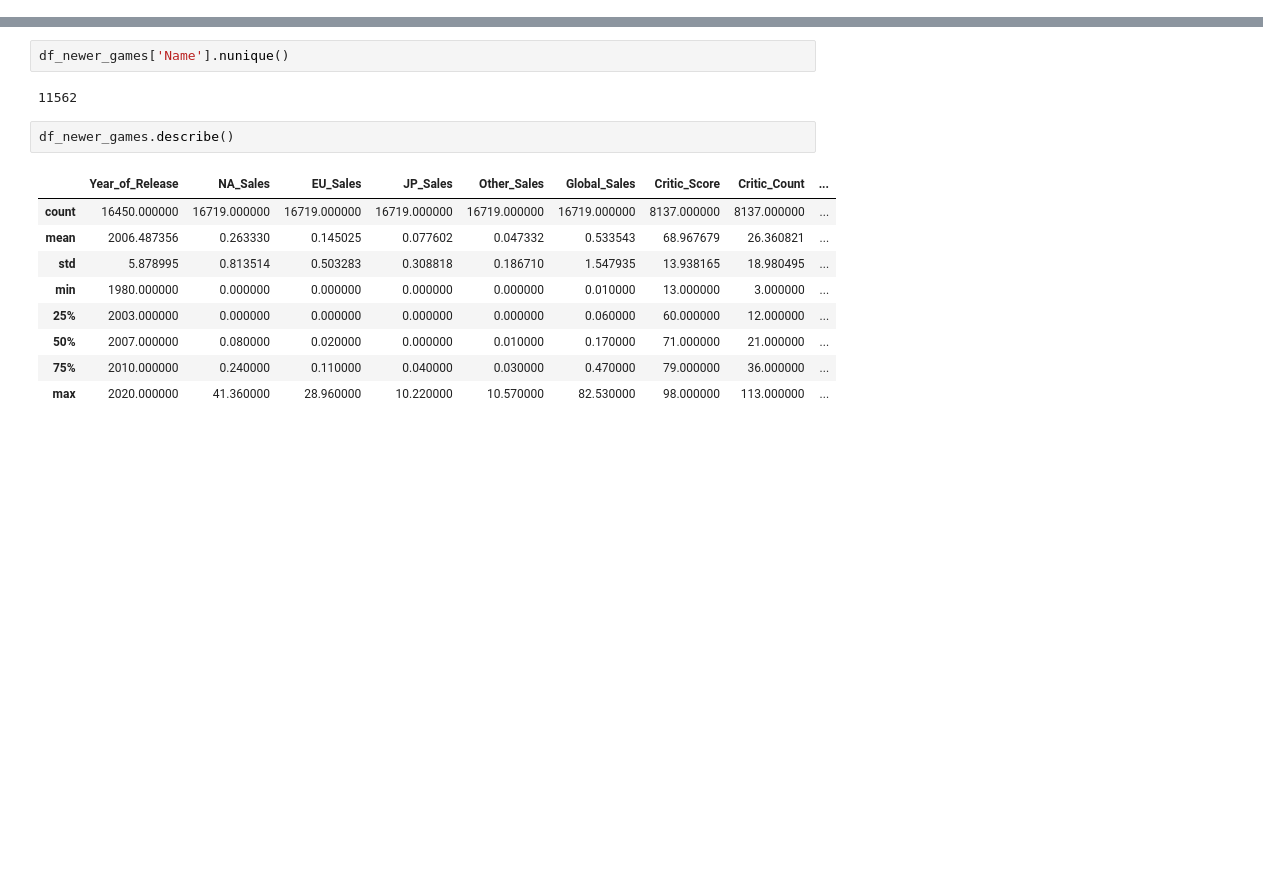
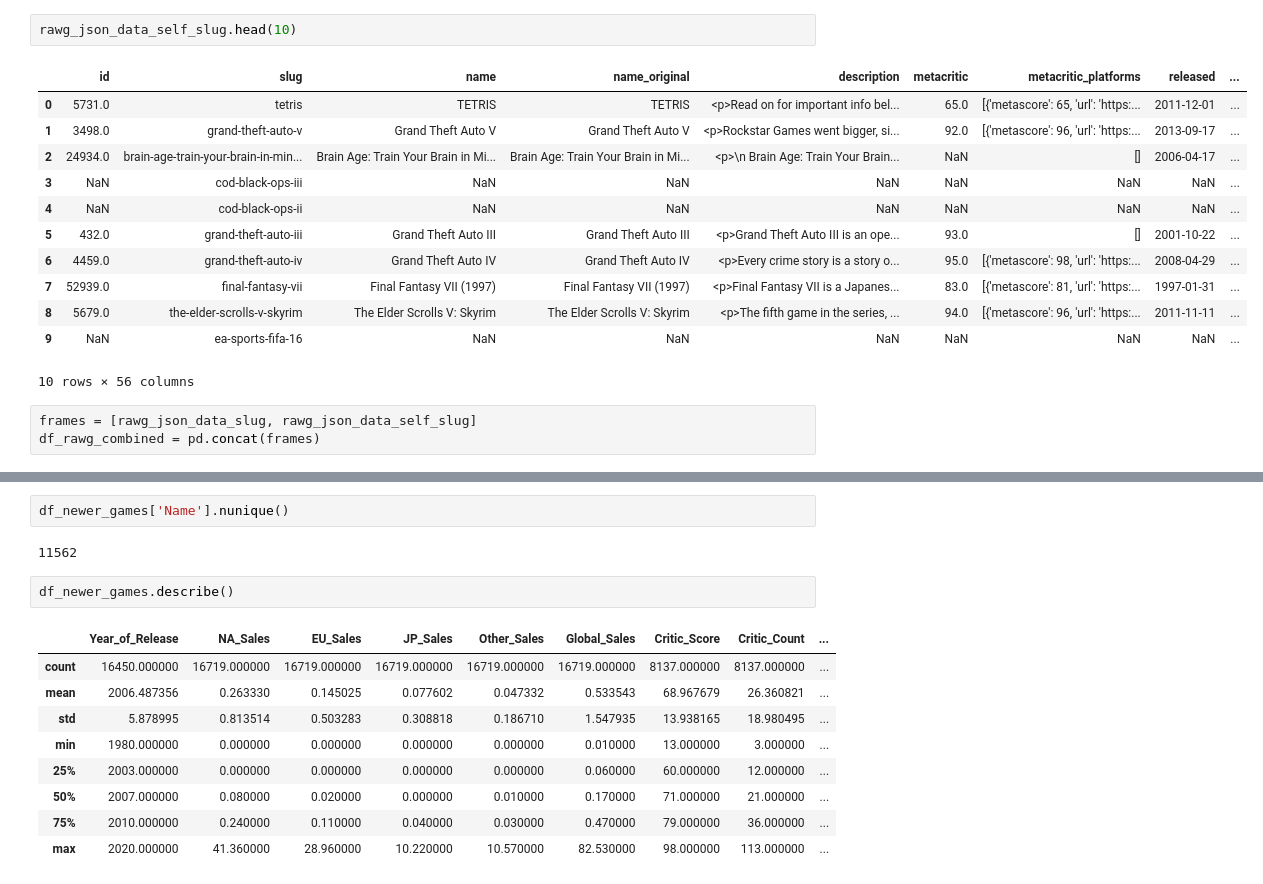
Before and after one commit to Voland24/Videogame-Price-prediction-via-ML, a Jupyter notebook: SIAP_Rezultati.ipynb, the cells around one changed output, grey strips where cells are left out. Drawn from its saved outputs; the diff is of its cells as text; blank space fills up the shorter version.

```diff
--- a/SIAP_Rezultati.ipynb
+++ b/SIAP_Rezultati.ipynb
@@ -13,0 +41,18 @@ len(df_newer_games)
+# %%
+rawg_json_data_self_slug.head(10)
+# %% [output]
+|  | id | slug | name | name_original | description | metacritic | metacritic_platforms | released | ... |
+| 0 | 5731.0 | tetris | TETRIS | TETRIS | <p>Read on for important info bel... | 65.0 | [{'metascore': 65, 'url': 'https:... | 2011-12-01 | ... |
+| 1 | 3498.0 | grand-theft-auto-v | Grand Theft Auto V | Grand Theft Auto V | <p>Rockstar Games went bigger, si... | 92.0 | [{'metascore': 96, 'url': 'https:... | 2013-09-17 | ... |
+| 2 | 24934.0 | brain-age-train-your-brain-in-min... | Brain Age: Train Your Brain in Mi... | Brain Age: Train Your Brain in Mi... | <p>\n Brain Age: Train Your Brain... | NaN | [] | 2006-04-17 | ... |
+| 3 | NaN | cod-black-ops-iii | NaN | NaN | NaN | NaN | NaN | NaN | ... |
+| 4 | NaN | cod-black-ops-ii | NaN | NaN | NaN | NaN | NaN | NaN | ... |
+| 5 | 432.0 | grand-theft-auto-iii | Grand Theft Auto III | Grand Theft Auto III | <p>Grand Theft Auto III is an ope... | 93.0 | [] | 2001-10-22 | ... |
+| 6 | 4459.0 | grand-theft-auto-iv | Grand Theft Auto IV | Grand Theft Auto IV | <p>Every crime story is a story o... | 95.0 | [{'metascore': 98, 'url': 'https:... | 2008-04-29 | ... |
+| 7 | 52939.0 | final-fantasy-vii | Final Fantasy VII (1997) | Final Fantasy VII (1997) | <p>Final Fantasy VII is a Japanes... | 83.0 | [{'metascore': 81, 'url': 'https:... | 1997-01-31 | ... |
+| 8 | 5679.0 | the-elder-scrolls-v-skyrim | The Elder Scrolls V: Skyrim | The Elder Scrolls V: Skyrim | <p>The fifth game in the series, ... | 94.0 | [{'metascore': 96, 'url': 'https:... | 2011-11-11 | ... |
+| 9 | NaN | ea-sports-fifa-16 | NaN | NaN | NaN | NaN | NaN | NaN | ... |
+10 rows × 56 columns
+# %%
+frames = [rawg_json_data_slug, rawg_json_data_self_slug]
+df_rawg_combined = pd.concat(frames)
```
Also changed, not shown: parts of 27 cells of this notebook, 11 other files.
